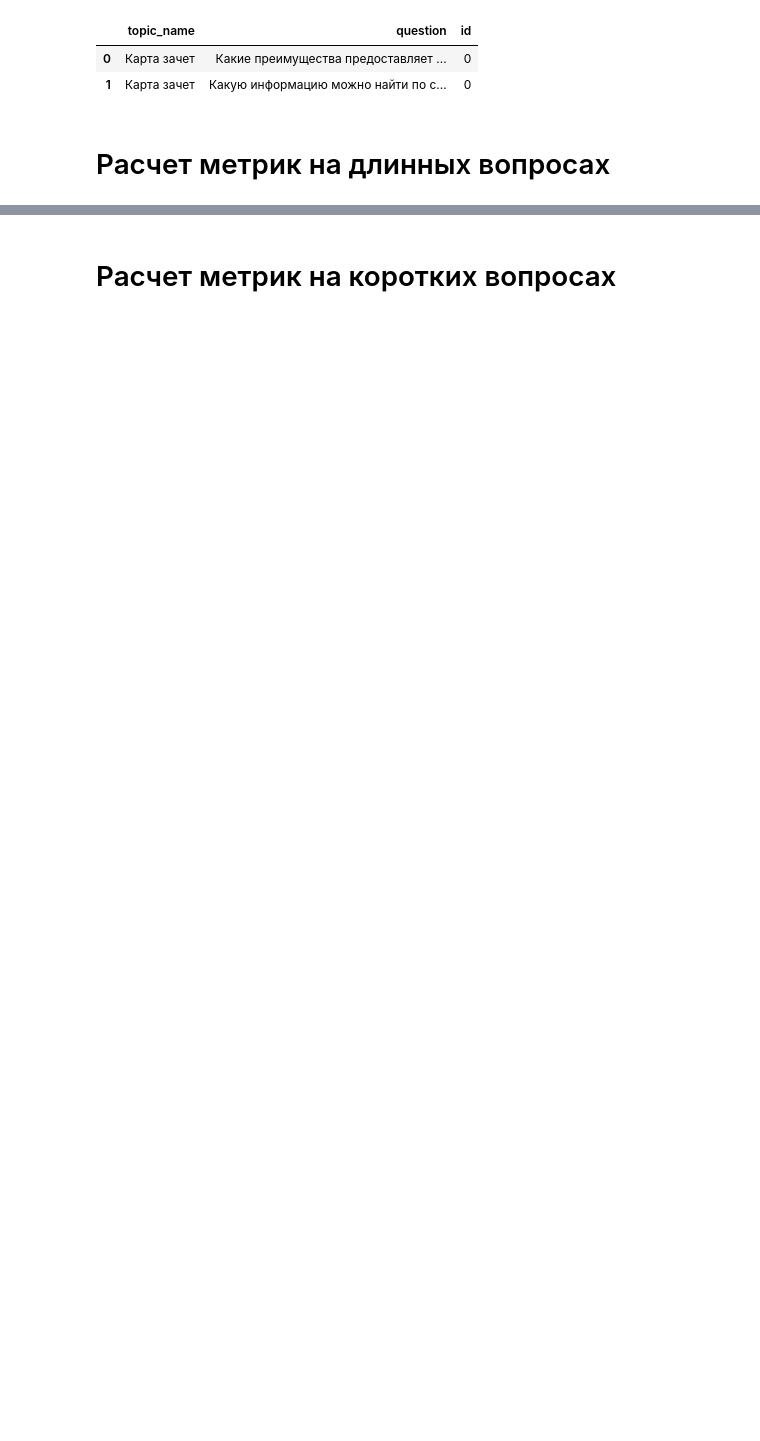
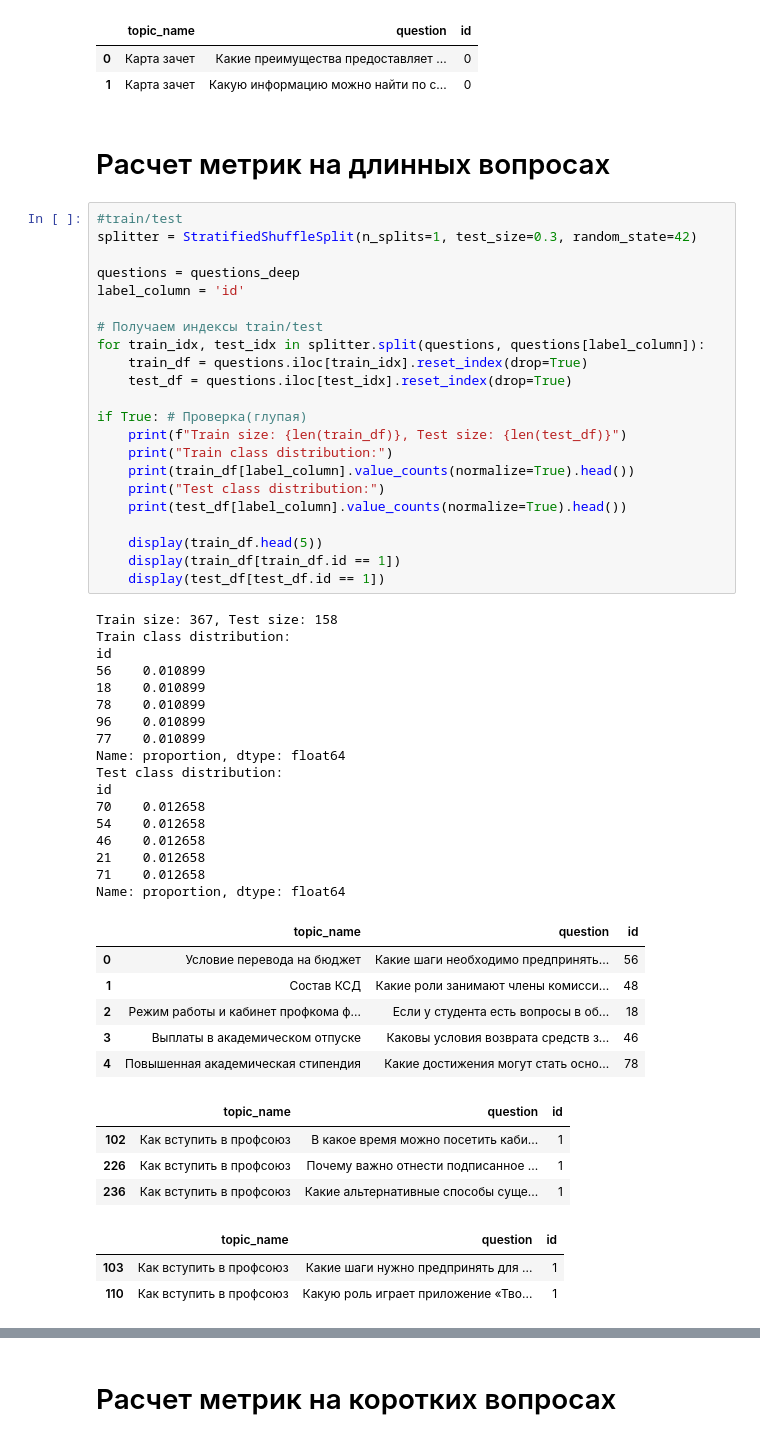
Before and after one commit to profcomff/chatbot-mark-api, a Jupyter notebook: notebooks/Hitrate.ipynb, the cells around one changed output, grey strips where cells are left out. Cells and saved outputs as stored; diff of their text form; blank space fills up the shorter version.

```diff
--- a/notebooks/Hitrate.ipynb
+++ b/notebooks/Hitrate.ipynb
@@ -279,5 +342,58 @@ display(questions_deep.head(2))
 | 1 | Карта зачет | Какую информацию можно найти по с... | 0 |
 # %% [markdown]
 # Расчет метрик на длинных вопросах
+# %%
+#train/test
+splitter = StratifiedShuffleSplit(n_splits=1, test_size=0.3, random_state=42)
+
+questions = questions_deep
+label_column = 'id'
+
+# Получаем индексы train/test
+for train_idx, test_idx in splitter.split(questions, questions[label_column]):
+    train_df = questions.iloc[train_idx].reset_index(drop=True)
+    test_df = questions.iloc[test_idx].reset_index(drop=True)
+
+if True: # Проверка(глупая)
+    print(f"Train size: {len(train_df)}, Test size: {len(test_df)}")
+    print("Train class distribution:")
+    print(train_df[label_column].value_counts(normalize=True).head())
+    print("Test class distribution:")
+    print(test_df[label_column].value_counts(normalize=True).head())
+
+    display(train_df.head(5))
+    display(train_df[train_df.id == 1])
+    display(test_df[test_df.id == 1])
+# %% [output]
+Train size: 367, Test size: 158
+Train class distribution:
+id
+56    0.010899
+18    0.010899
+78    0.010899
+96    0.010899
+77    0.010899
+Name: proportion, dtype: float64
+Test class distribution:
+id
+70    0.012658
+54    0.012658
+46    0.012658
+21    0.012658
+71    0.012658
+Name: proportion, dtype: float64
+|  | topic_name | question | id |
+| 0 | Условие перевода на бюджет | Какие шаги необходимо предпринять... | 56 |
+| 1 | Состав КСД | Какие роли занимают члены комисси... | 48 |
+| 2 | Режим работы и кабинет профкома ф... | Если у студента есть вопросы в об... | 18 |
+| 3 | Выплаты в академическом отпуске | Каковы условия возврата средств з... | 46 |
+| 4 | Повышенная академическая стипендия | Какие достижения могут стать осно... | 78 |
+|  | topic_name | question | id |
+| 102 | Как вступить в профсоюз | В какое время можно посетить каби... | 1 |
+| 226 | Как вступить в профсоюз | Почему важно отнести подписанное ... | 1 |
+| 236 | Как вступить в профсоюз | Какие альтернативные способы суще... | 1 |
+|  | topic_name | question | id |
+| 103 | Как вступить в профсоюз | Какие шаги нужно предпринять для ... | 1 |
+| 110 | Как вступить в профсоюз | Какую роль играет приложение «Тво... | 1 |
 # %%
 retriever = bm25_retriever
```
Also changed, not shown: parts of 24 cells of this notebook.
